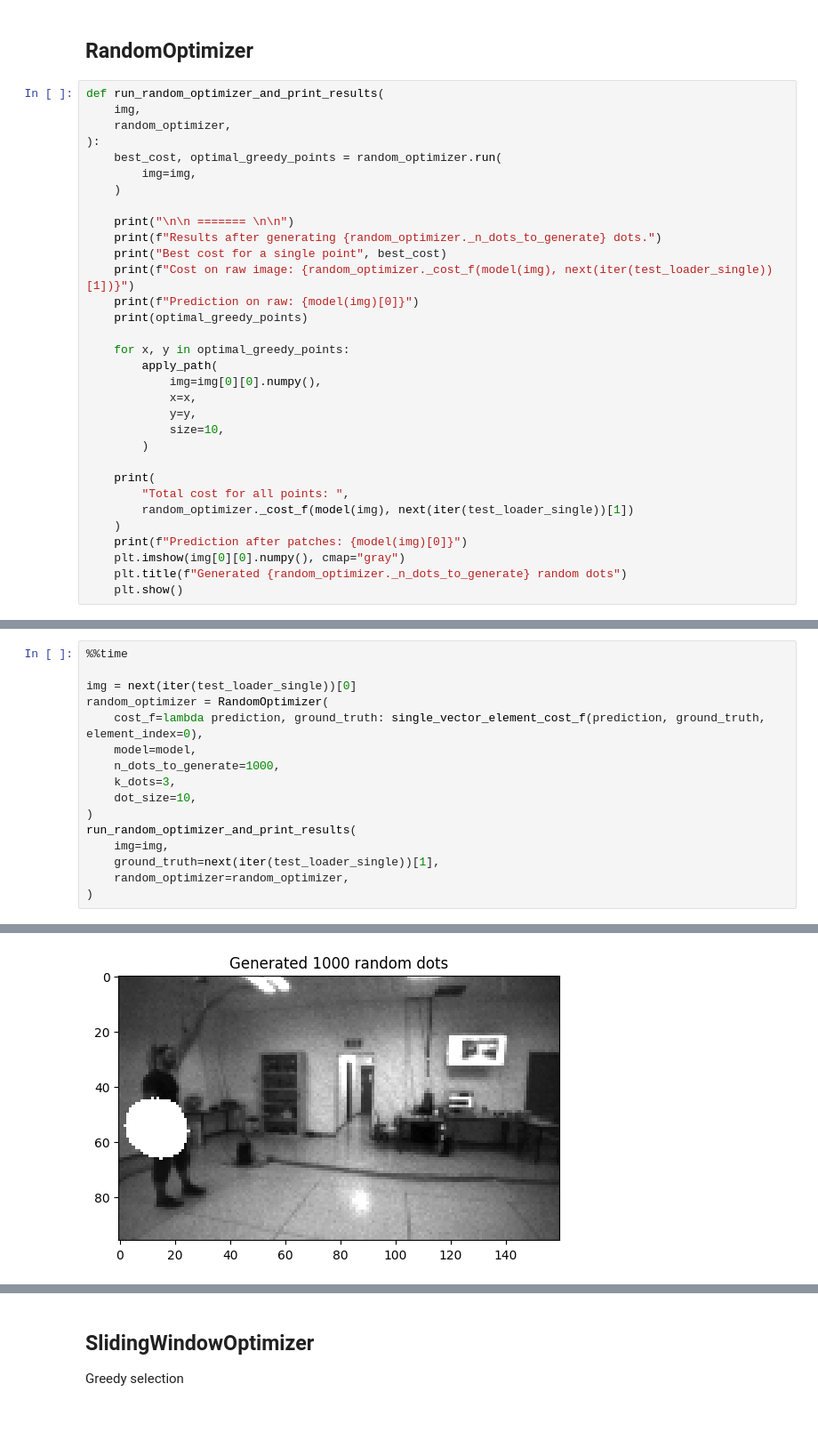
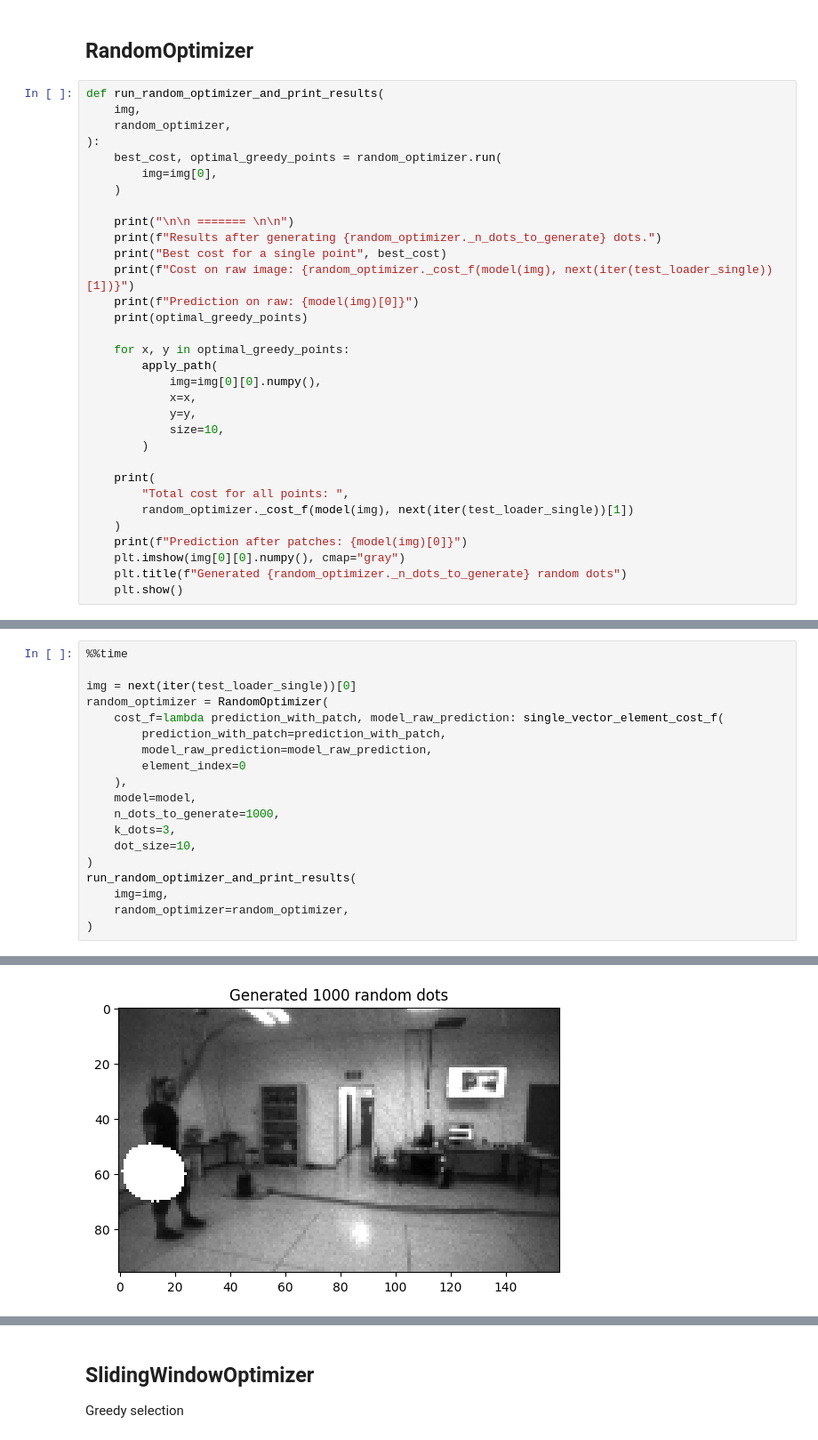
Before and after one commit to TheFebrin/pulp-frontnet-adversarial-attack, a Jupyter notebook: optimizers_demo.ipynb, the cells around one changed output, grey strips where cells are left out. Shown at 89% size. Saved outputs shown, nothing was run; the diff lists cells and outputs as text.

```diff
--- a/optimizers_demo.ipynb
+++ b/optimizers_demo.ipynb
@@ -124,7 +124,7 @@ def run_random_optimizer_and_print_results(
     random_optimizer,
 ):
     best_cost, optimal_greedy_points = random_optimizer.run(
-        img=img,
+        img=img[0],
     )
 
     print("\n\n ======= \n\n")
@@ -202,7 +221,11 @@ Wall time: 4.18 s
 
 img = next(iter(test_loader_single))[0]
 random_optimizer = RandomOptimizer(
-    cost_f=lambda prediction, ground_truth: single_vector_element_cost_f(prediction, ground_truth, element_index=0),
+    cost_f=lambda prediction_with_patch, model_raw_prediction: single_vector_element_cost_f(
+        prediction_with_patch=prediction_with_patch,
+        model_raw_prediction=model_raw_prediction,
+        element_index=0
+    ),
     model=model,
     n_dots_to_generate=1000,
     k_dots=3,
@@ -210,7 +233,6 @@ random_optimizer = RandomOptimizer(
 )
 run_random_optimizer_and_print_results(
     img=img,
-    ground_truth=next(iter(test_loader_single))[1],
     random_optimizer=random_optimizer,
 )
 # %% [output]
@@ -227 +249 @@ Prediction after patches: tensor([[1.4501]], grad_fn=<UnsqueezeBackward0>)
-[figure, old version]
+[figure, new version]
```
Also changed, not shown: parts of 15 cells of this notebook, 6 other files.
